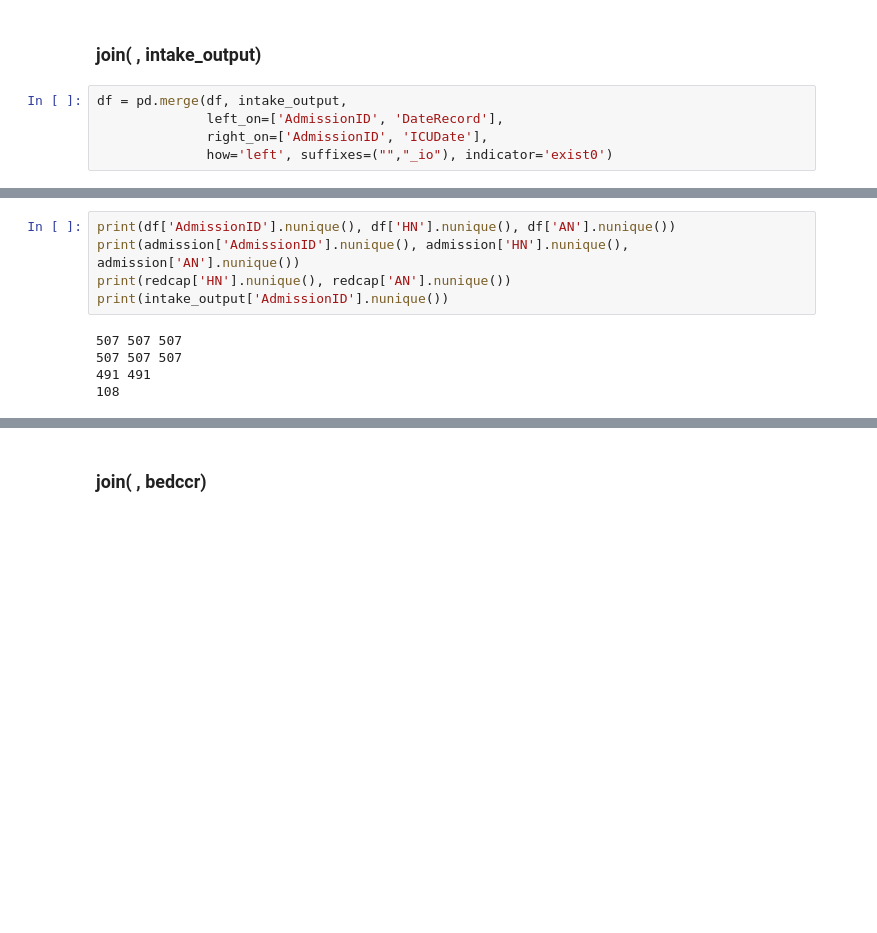
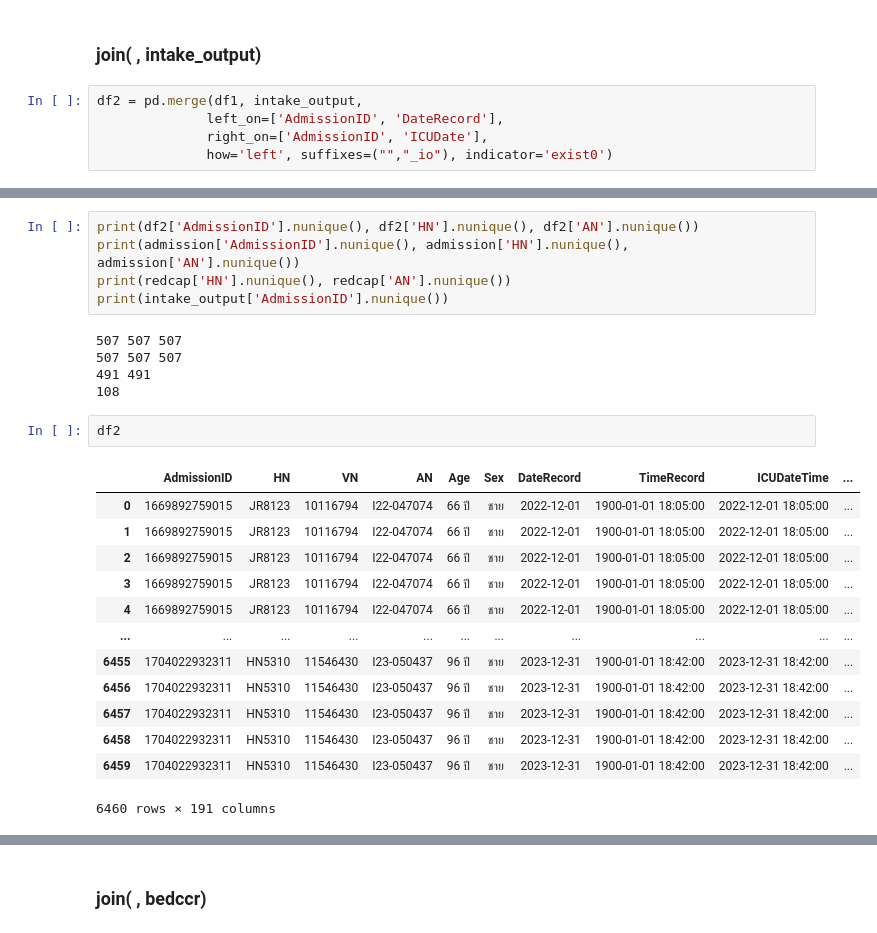
Before and after one commit to Tonry12/Data_joyx2, a Jupyter notebook: mergeSmart_ICU_tonnaw.ipynb, the cells around one changed output, grey strips where cells are left out. Saved outputs shown, nothing was run; the diff lists cells and outputs as text; blank space fills up the shorter version.

```diff
--- a/mergeSmart_ICU_tonnaw.ipynb
+++ b/mergeSmart_ICU_tonnaw.ipynb
@@ -546,7 +562,7 @@ print(df['VN'].nunique(), df['VN_snomed'].nunique())
 # %% [markdown]
 ### join( , intake_output)
 # %%
-df = pd.merge(df, intake_output,
+df2 = pd.merge(df1, intake_output,
               left_on=['AdmissionID', 'DateRecord'],
               right_on=['AdmissionID', 'ICUDate'],
               how='left', suffixes=("","_io"), indicator='exist0')
@@ -571,7 +587,7 @@ Data columns (total 191 columns):
 dtypes: Int64(3), category(2), datetime64[ns](6), float64(152), object(28)
 memory usage: 9.3+ MB
 # %%
-print(df['AdmissionID'].nunique(), df['HN'].nunique(), df['AN'].nunique())
+print(df2['AdmissionID'].nunique(), df2['HN'].nunique(), df2['AN'].nunique())
 print(admission['AdmissionID'].nunique(), admission['HN'].nunique(), admission['AN'].nunique())
 print(redcap['HN'].nunique(), redcap['AN'].nunique())
 print(intake_output['AdmissionID'].nunique())
@@ -580,3 +596,19 @@ print(intake_output['AdmissionID'].nunique())
 507 507 507
 491 491
 108
+# %%
+df2
+# %% [output]
+|  | AdmissionID | HN | VN | AN | Age | Sex | DateRecord | TimeRecord | ICUDateTime | ... |
+| 0 | 1669892759015 | JR8123 | 10116794 | I22-047074 | 66 ปี | ชาย | 2022-12-01 | 1900-01-01 18:05:00 | 2022-12-01 18:05:00 | ... |
+| 1 | 1669892759015 | JR8123 | 10116794 | I22-047074 | 66 ปี | ชาย | 2022-12-01 | 1900-01-01 18:05:00 | 2022-12-01 18:05:00 | ... |
+| 2 | 1669892759015 | JR8123 | 10116794 | I22-047074 | 66 ปี | ชาย | 2022-12-01 | 1900-01-01 18:05:00 | 2022-12-01 18:05:00 | ... |
+| 3 | 1669892759015 | JR8123 | 10116794 | I22-047074 | 66 ปี | ชาย | 2022-12-01 | 1900-01-01 18:05:00 | 2022-12-01 18:05:00 | ... |
+| 4 | 1669892759015 | JR8123 | 10116794 | I22-047074 | 66 ปี | ชาย | 2022-12-01 | 1900-01-01 18:05:00 | 2022-12-01 18:05:00 | ... |
+| ... | ... | ... | ... | ... | ... | ... | ... | ... | ... | ... |
+| 6455 | 1704022932311 | HN5310 | 11546430 | I23-050437 | 96 ปี | ชาย | 2023-12-31 | 1900-01-01 18:42:00 | 2023-12-31 18:42:00 | ... |
+| 6456 | 1704022932311 | HN5310 | 11546430 | I23-050437 | 96 ปี | ชาย | 2023-12-31 | 1900-01-01 18:42:00 | 2023-12-31 18:42:00 | ... |
+| 6457 | 1704022932311 | HN5310 | 11546430 | I23-050437 | 96 ปี | ชาย | 2023-12-31 | 1900-01-01 18:42:00 | 2023-12-31 18:42:00 | ... |
+| 6458 | 1704022932311 | HN5310 | 11546430 | I23-050437 | 96 ปี | ชาย | 2023-12-31 | 1900-01-01 18:42:00 | 2023-12-31 18:42:00 | ... |
+| 6459 | 1704022932311 | HN5310 | 11546430 | I23-050437 | 96 ปี | ชาย | 2023-12-31 | 1900-01-01 18:42:00 | 2023-12-31 18:42:00 | ... |
+6460 rows × 191 columns
```
Also changed, not shown: parts of 26 cells of this notebook.
